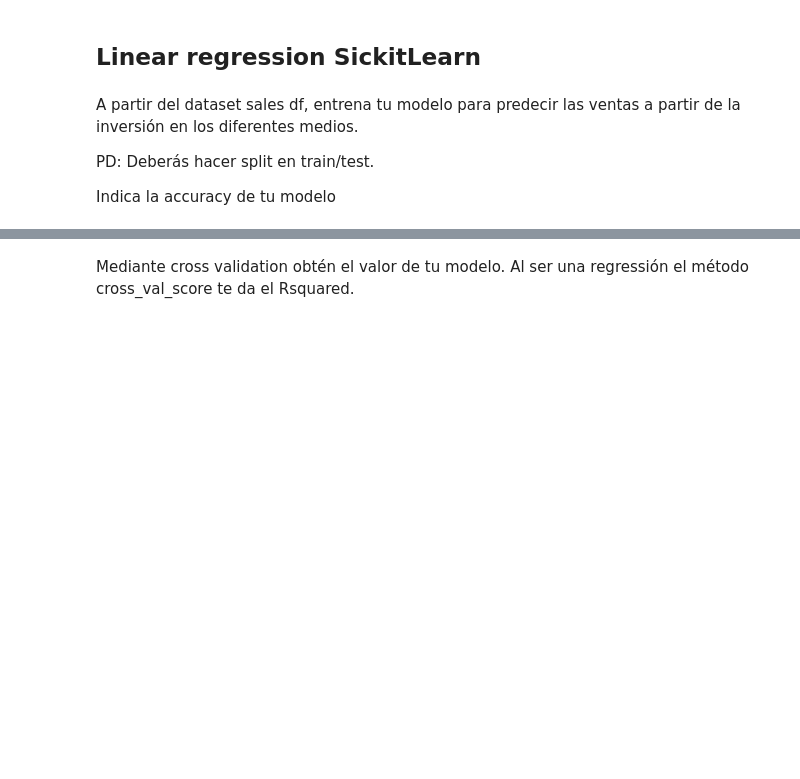
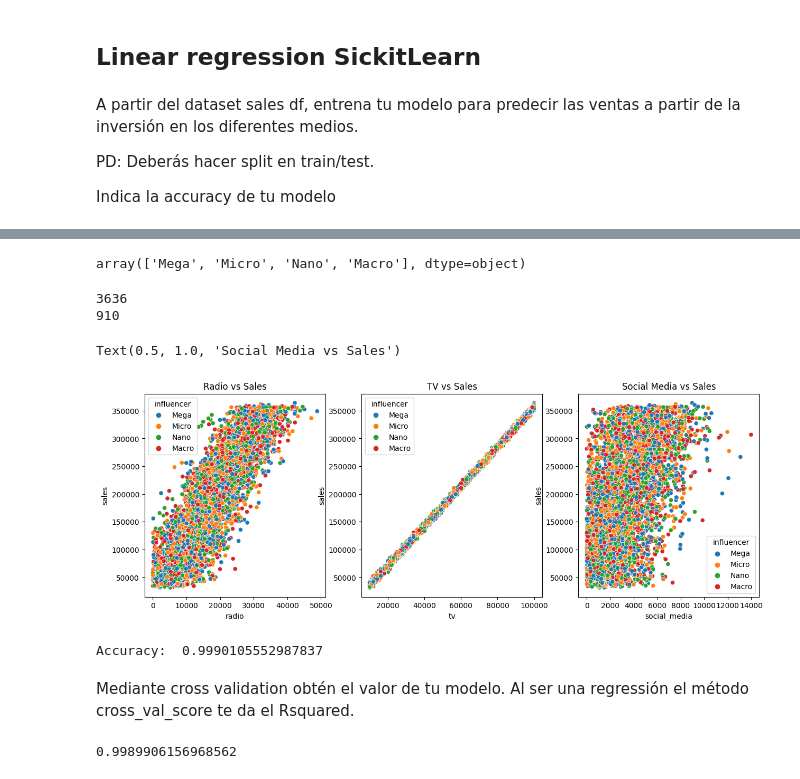
Before and after one commit to victormerch/ML_SickitLearn_Classification_Regression, a Jupyter notebook: ML_SickitLearn_Classification_Regression.ipynb, the cells around one changed output, grey strips where cells are left out. Drawn from its saved outputs; the diff is of its cells as text; code cells hidden in the pictures; blank space fills up the shorter version.

```diff
--- a/ML_SickitLearn_Classification_Regression.ipynb
+++ b/ML_SickitLearn_Classification_Regression.ipynb
@@ -190,3 +193,6 @@ A partir del dataset sales df, entrena tu modelo para predecir las ventas a part
 PD: Deberás hacer split en train/test.
 
 Indica la accuracy de tu modelo
+# %%
+data_sales = pd.read_csv('advertising_and_sales_clean.csv')
+data_sales.head()
@@ -193,3 +214,48 @@ Indica la accuracy de tu modelo
+# %%
+data_sales['influencer'].unique()
+# %% [output]
+array(['Mega', 'Micro', 'Nano', 'Macro'], dtype=object)
+# %%
+# Dividimos dataset en train 80% y test 20%
+x_train, x_test, y_train, y_test = train_test_split(data_sales.drop(['sales','influencer'], axis=1), data_sales['sales'],
+                                                    test_size=0.2, random_state=42)
+
+print(x_train.shape[0])
+print(x_test.shape[0])
+# %% [output]
+3636
+910
+# %%
+# Ahora todos los graficos anteriores en una sola figura
+
+fig, ax = plt.subplots(1, 3, figsize=(15, 5))
+
+ax[0] = sns.scatterplot(x='radio', y='sales', data=data_sales, ax=ax[0], hue='influencer')
+ax[0].set_title('Radio vs Sales')
+
+ax[1] = sns.scatterplot(x='tv', y='sales', data=data_sales, ax=ax[1], hue='influencer')
+ax[1].set_title('TV vs Sales')
+
+ax[2] = sns.scatterplot(x='social_media', y='sales', data=data_sales, ax=ax[2], hue='influencer')
+ax[2].set_title('Social Media vs Sales')
+# %% [output]
+Text(0.5, 1.0, 'Social Media vs Sales')
+[figure, added]
+# %%
+from sklearn.linear_model import LinearRegression
+
+mdl = LinearRegression()
+
+mdl.fit(x_train, y_train)
+
+print('Accuracy: ', mdl.score(x_test, y_test))
+# %% [output]
+Accuracy:  0.9990105552987837
 # %% [markdown]
 Mediante cross validation obtén el valor de tu modelo.
 Al ser una regressión el método cross_val_score te da el Rsquared.
+# %%
+cross_val_score = cross_val_score(mdl, data_sales.drop(['sales','influencer'], axis=1), data_sales['sales'], cv=10)
+print('Media de R-squared: ',np.ndarray.mean(cross_val_score))
+# %% [output]
+0.9989906156968562
```
Also changed, not shown: parts of 4 cells of this notebook, 1 other file.
